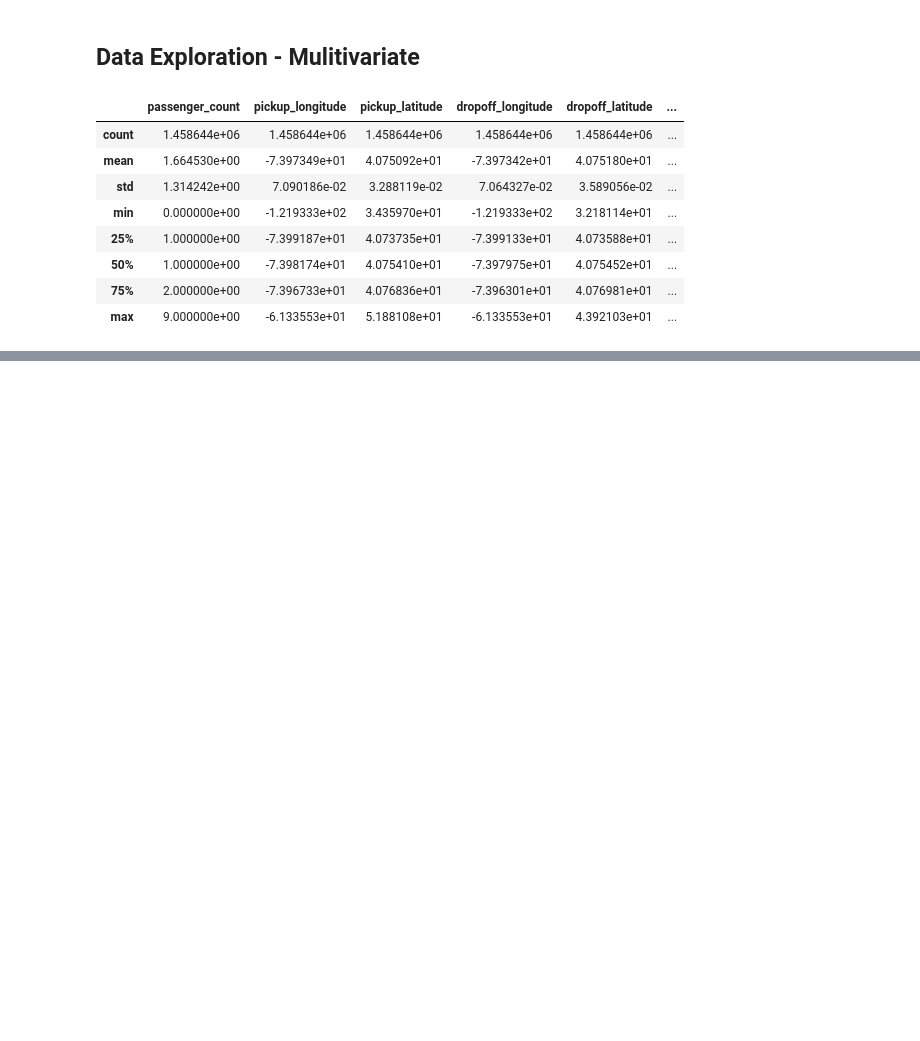
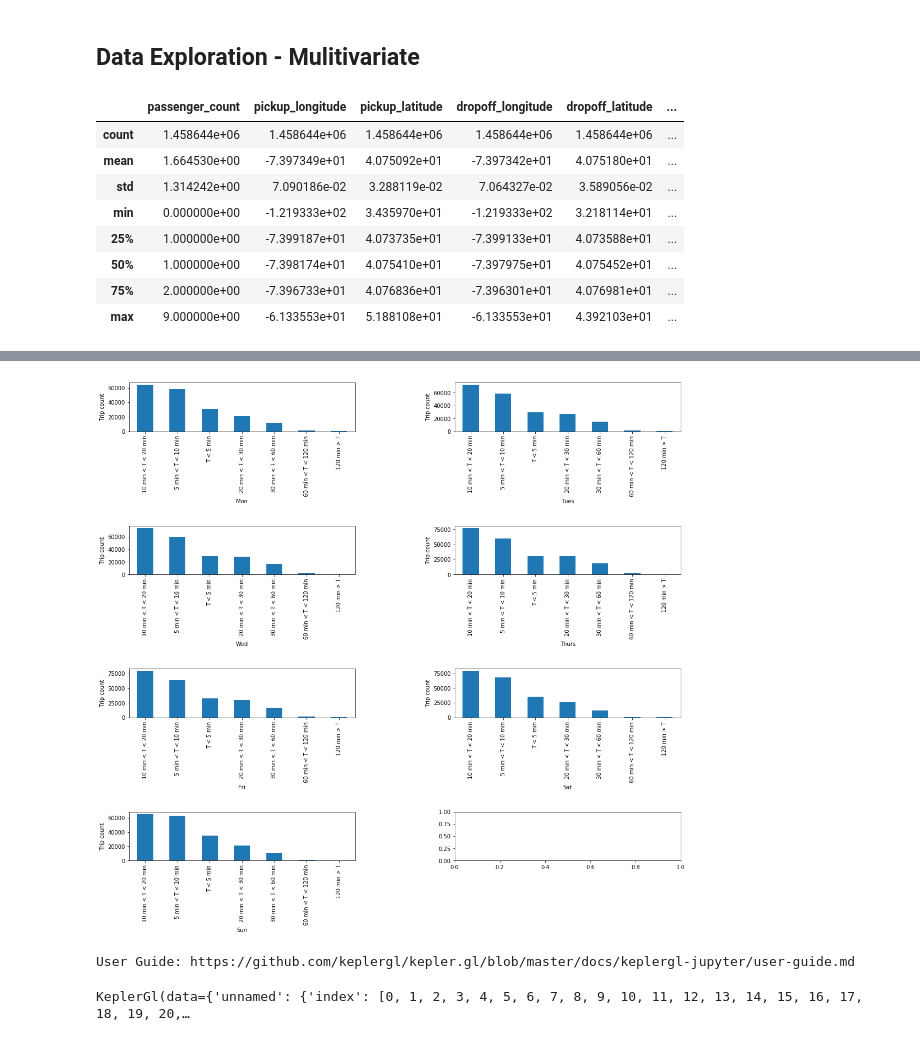
Before and after one commit to Taxyy/Taxi-Trip-Duration, a Jupyter notebook: notebooks/notebook2.ipynb, the cells around one changed output, grey strips where cells are left out. Saved outputs shown, nothing was run; the diff lists cells and outputs as text; code cells hidden in the pictures; blank space fills up the shorter version.

```diff
--- a/notebooks/notebook2.ipynb
+++ b/notebooks/notebook2.ipynb
@@ -78,0 +165,12 @@ dataset_raw["osrm_distance"] = dataset_raw.apply(lambda x: route_dis(str(x.picku
+# %%
+# Day wise trip durations
+fig, ax = plt.subplots(4, 2)
+fig.set_size_inches(18.5, 16.5)
+fig.tight_layout(pad=15.0)
+days = ['Mon', 'Tues', 'Wed', 'Thurs', 'Fri', 'Sat','Sun']
+for i in range(7):
+    a = dataset_raw[dataset_raw['weekday']==i]["trip_duration_cats"].value_counts().plot(kind='bar',ax=ax[int(i/2)][i%2])
+    a.set_xlabel(days[i])
+    a.set_ylabel("Trip count")
+# %% [output]
+[figure, added]
@@ -78,0 +180,8 @@ dataset_raw["osrm_distance"] = dataset_raw.apply(lambda x: route_dis(str(x.picku
+# %%
+nyc_map = KeplerGl(height=600, width=800)
+# Add data to Kepler
+nyc_map.add_data(data=dataset_raw)
+nyc_map
+# %% [output]
+User Guide: https://github.com/keplergl/kepler.gl/blob/master/docs/keplergl-jupyter/user-guide.md
+KeplerGl(data={'unnamed': {'index': [0, 1, 2, 3, 4, 5, 6, 7, 8, 9, 10, 11, 12, 13, 14, 15, 16, 17, 18, 19, 20,…
```
Also changed, not shown: parts of 13 cells of this notebook.
